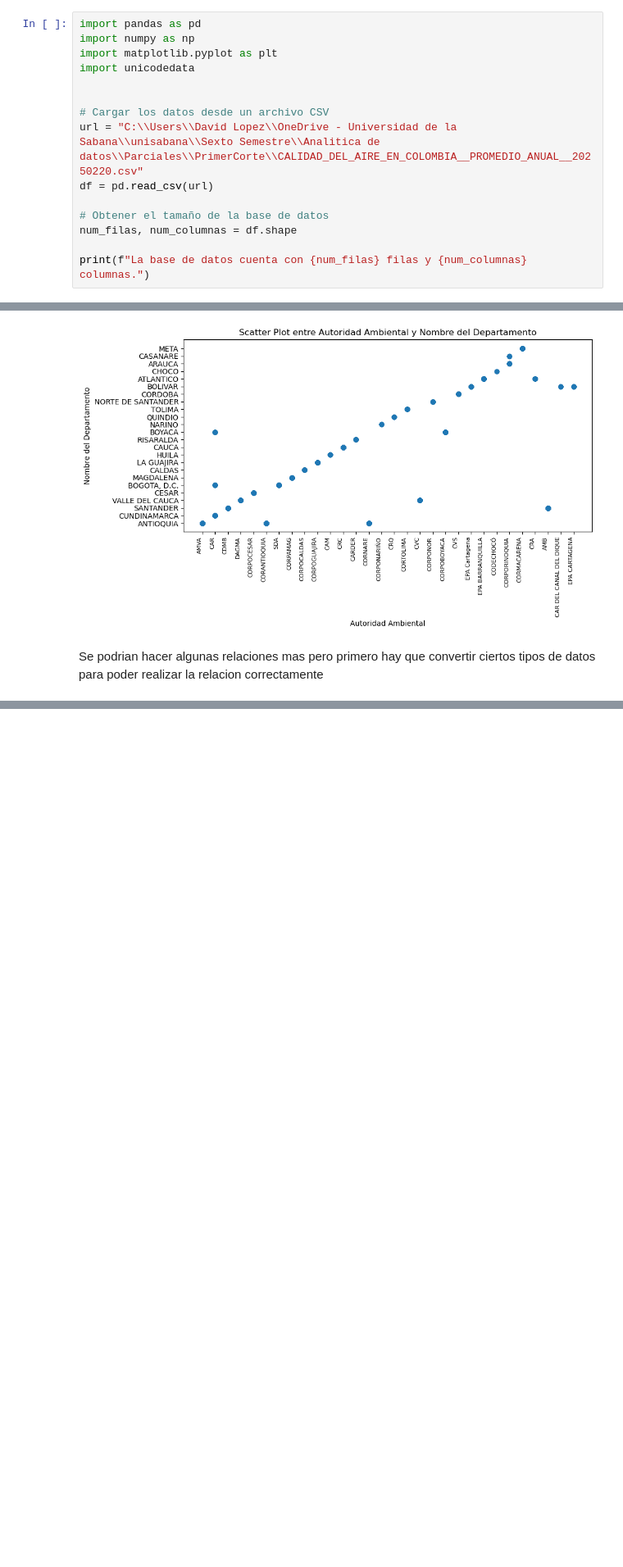
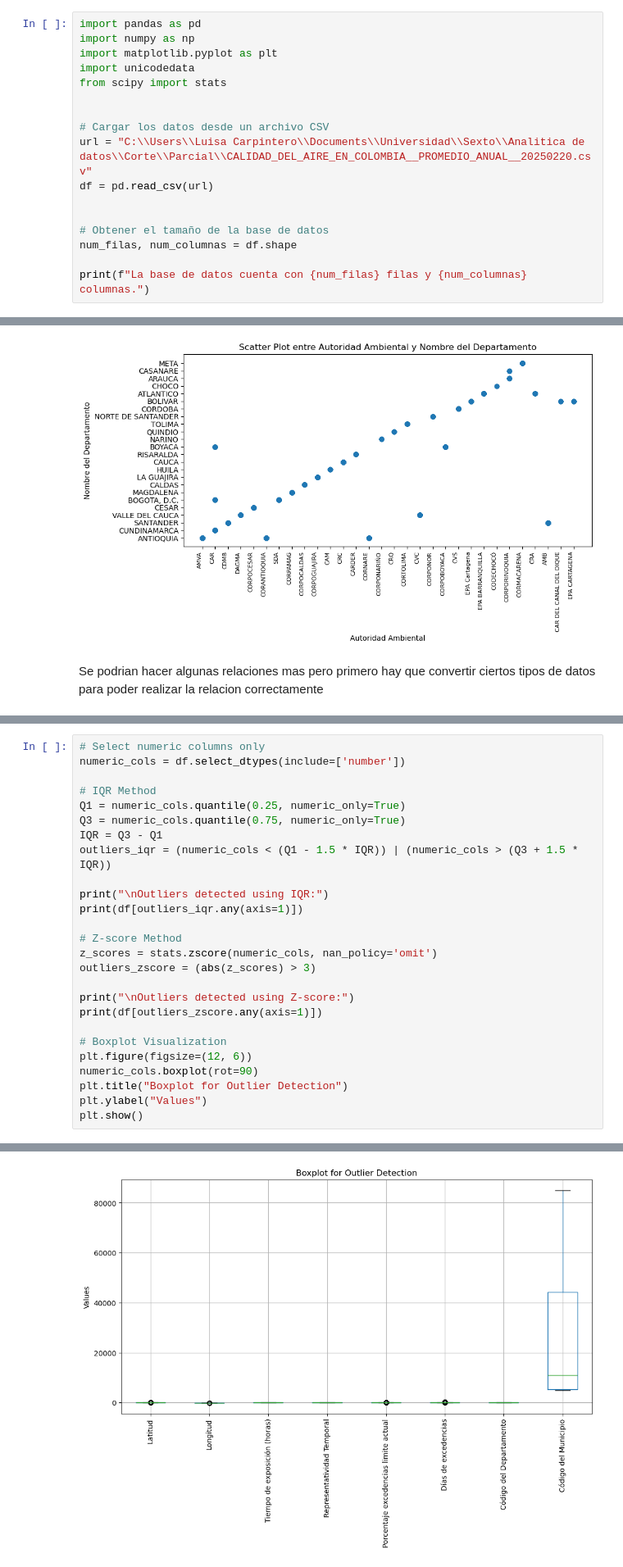
Before and after one commit to david37432/Parcial1Analitica, a Jupyter notebook: ParcialPrimerCorteAnalitica.ipynb, the cells around one changed output, grey strips where cells are left out. Shown at 82% size. Cells and saved outputs as stored; diff of their text form; blank space fills up the shorter version.

```diff
--- a/ParcialPrimerCorteAnalitica.ipynb
+++ b/ParcialPrimerCorteAnalitica.ipynb
@@ -19,11 +19,13 @@ import pandas as pd
 import numpy as np
 import matplotlib.pyplot as plt
 import unicodedata
+from scipy import stats
 
 
 # Cargar los datos desde un archivo CSV
-url = "C:\\Users\\David Lopez\\OneDrive - Universidad de la Sabana\\unisabana\\Sexto Semestre\\Analitica de datos\\Parciales\\PrimerCorte\\CALIDAD_DEL_AIRE_EN_COLOMBIA__PROMEDIO_ANUAL__20250220.csv"
+url = "C:\\Users\\Luisa Carpintero\\Documents\\Universidad\\Sexto\\Analitica de datos\\Corte\\Parcial\\CALIDAD_DEL_AIRE_EN_COLOMBIA__PROMEDIO_ANUAL__20250220.csv"
 df = pd.read_csv(url)
+
 
 # Obtener el tamaño de la base de datos
 num_filas, num_columnas = df.shape
@@ -449,0 +496,27 @@ Se podrian hacer algunas relaciones mas pero primero hay que convertir ciertos t
+# %%
+# Select numeric columns only
+numeric_cols = df.select_dtypes(include=['number'])
+
+# IQR Method
+Q1 = numeric_cols.quantile(0.25, numeric_only=True)
+Q3 = numeric_cols.quantile(0.75, numeric_only=True)
+IQR = Q3 - Q1
+outliers_iqr = (numeric_cols < (Q1 - 1.5 * IQR)) | (numeric_cols > (Q3 + 1.5 * IQR))
+
+print("\nOutliers detected using IQR:")
+print(df[outliers_iqr.any(axis=1)])
+
+# Z-score Method
+z_scores = stats.zscore(numeric_cols, nan_policy='omit')
+outliers_zscore = (abs(z_scores) > 3)
+
+print("\nOutliers detected using Z-score:")
+print(df[outliers_zscore.any(axis=1)])
+
+# Boxplot Visualization
+plt.figure(figsize=(12, 6))
+numeric_cols.boxplot(rot=90)
+plt.title("Boxplot for Outlier Detection")
+plt.ylabel("Values")
+plt.show()
+# %% [output]
@@ -449,0 +540 @@ Se podrian hacer algunas relaciones mas pero primero hay que convertir ciertos t
+[figure, added]
```
Also changed, not shown: parts of 9 cells of this notebook.
